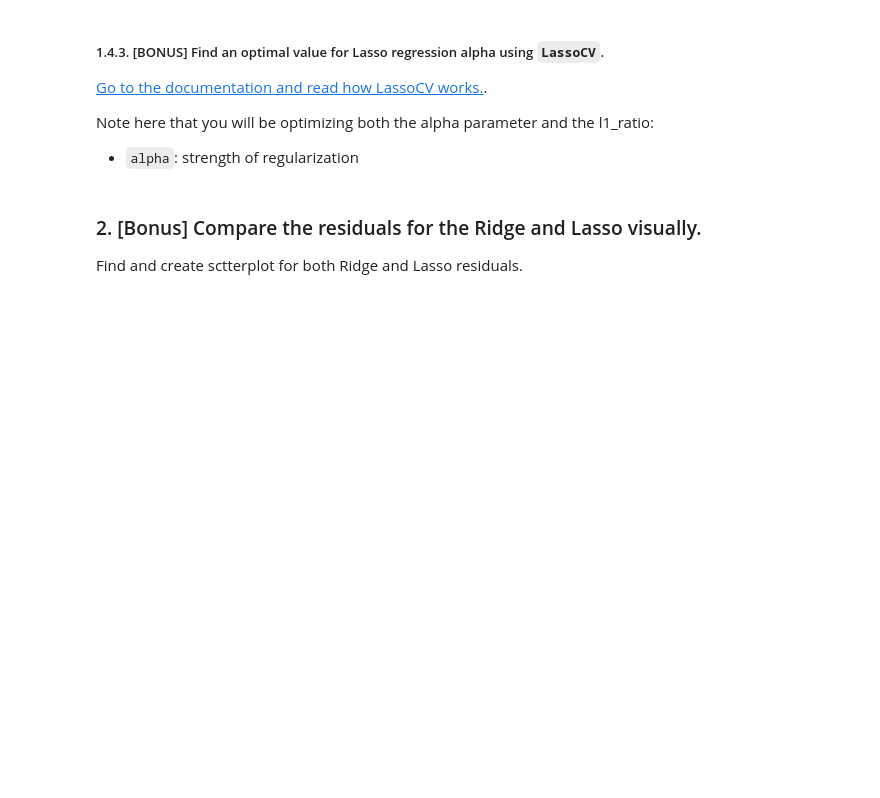
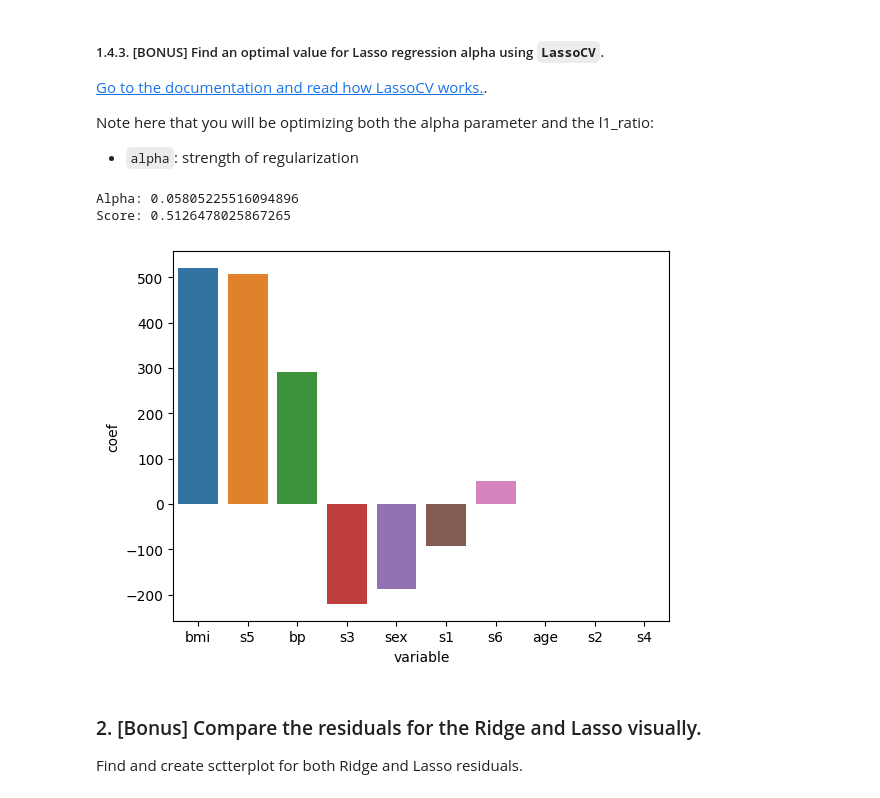
Before and after one commit to CDan07/IOD, a Jupyter notebook: Labs/Module 4/IOD_Lab.4.4.ipynb, the cells around one changed output. Drawn from its saved outputs; the diff is of its cells as text; code cells hidden in the pictures; blank space fills up the shorter version.

```diff
--- a/Labs/Module 4/IOD_Lab.4.4.ipynb
+++ b/Labs/Module 4/IOD_Lab.4.4.ipynb
@@ -234,5 +265,17 @@ Note here that you will be optimizing both the alpha parameter and the l1_ratio:
+# %%
+# Find Optimal Lasso Using LassoCV
+optimal_lasso = LassoCV(alphas=lasso_alphas, cv=10)
+optimal_lasso.fit(X, y)
+print('Alpha:', optimal_lasso.alpha_)
+print('Score:', optimal_lasso.score(X, y))
+# %% [output]
+Alpha: 0.05805225516094896
+Score: 0.5126478025867265
 # %%
 # Plot Coefficient
+view_coeff(X, optimal_lasso)
+# %% [output]
+[figure, added]
 # %% [markdown]
 ### 2. [Bonus] Compare the residuals for the Ridge and Lasso visually.
 
```
Also changed, not shown: parts of 5 cells of this notebook.
